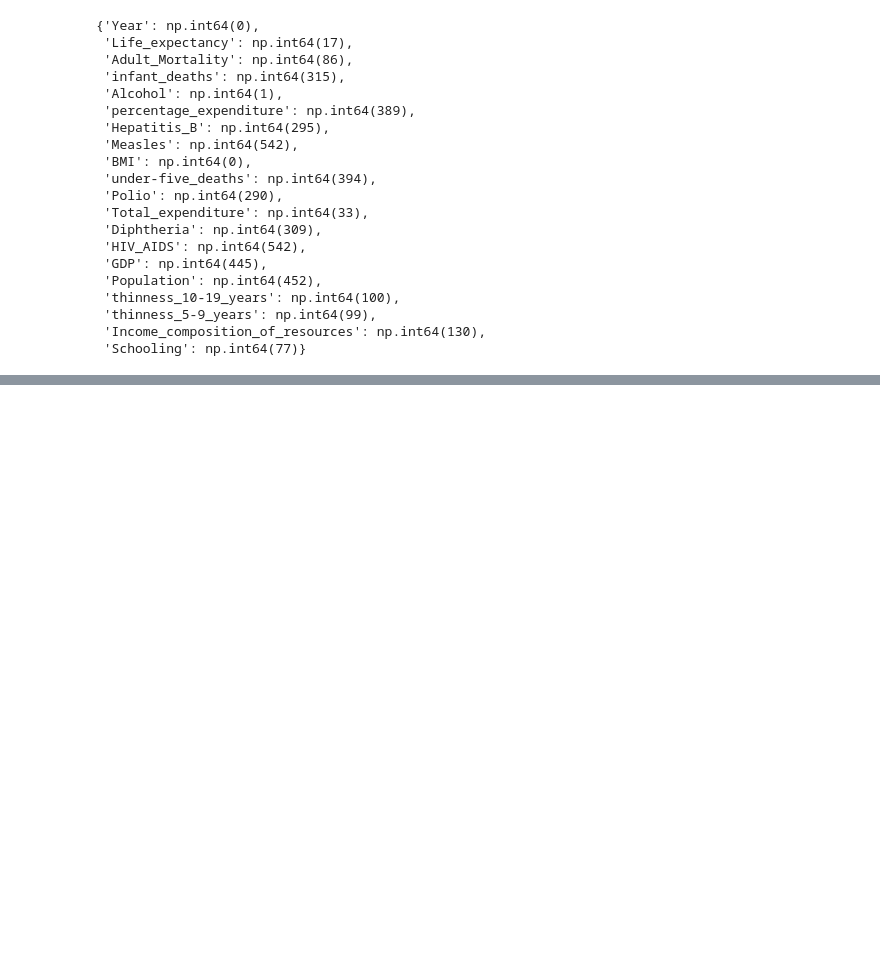
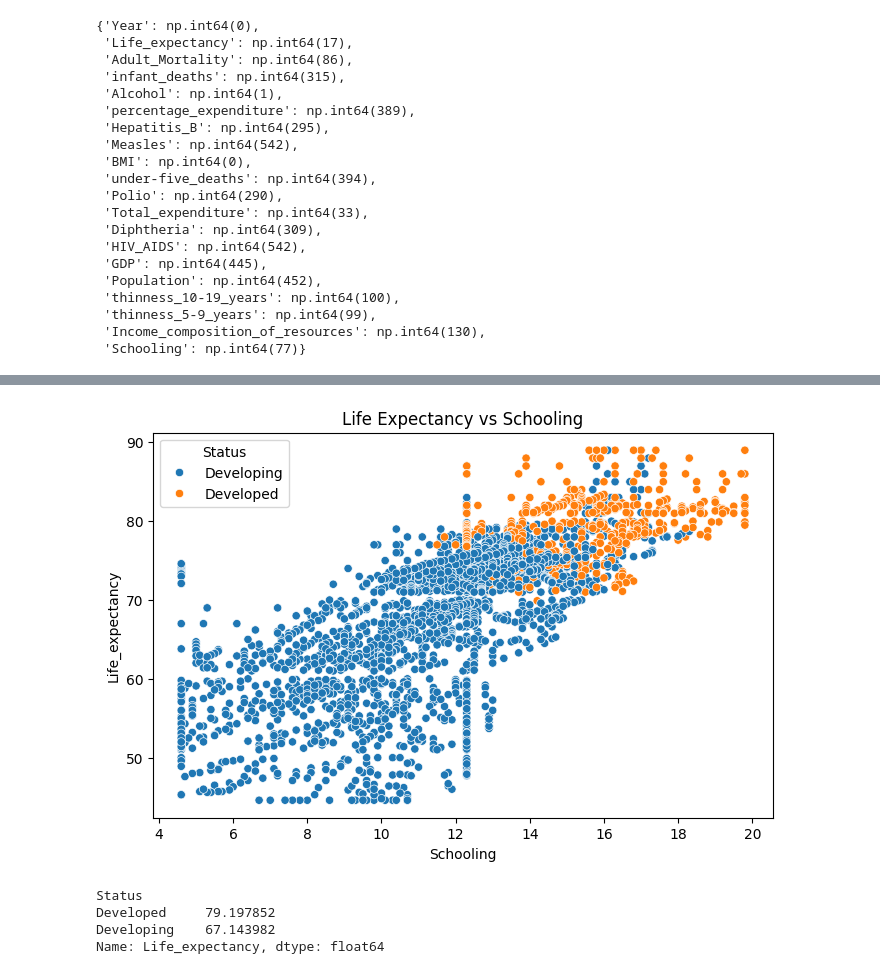
Before and after one commit to AiWriter404/who-life-expectancy-data-cleaning, a Jupyter notebook: who-life-expectancy-data-cleaning.ipynb, the cells around one changed output, grey strips where cells are left out. Drawn from its saved outputs; the diff is of its cells as text; code cells hidden in the pictures; blank space fills up the shorter version.

```diff
--- a/who-life-expectancy-data-cleaning.ipynb
+++ b/who-life-expectancy-data-cleaning.ipynb
@@ -373,0 +481,16 @@ outlier_counts
+# %%
+# 3. Life expectancy vs Schooling
+plt.figure(figsize=(8,5))
+sns.scatterplot(data=df, x='Schooling', y='Life_expectancy', hue='Status')
+plt.title('Life Expectancy vs Schooling')
+plt.show()
+# %% [output]
+[figure, added]
+# %%
+# 4. Average life expectancy by Status
+df.groupby('Status')['Life_expectancy'].mean()
+# %% [output]
+Status
+Developed     79.197852
+Developing    67.143982
+Name: Life_expectancy, dtype: float64
```
Also changed, not shown: parts of 10 cells of this notebook.
